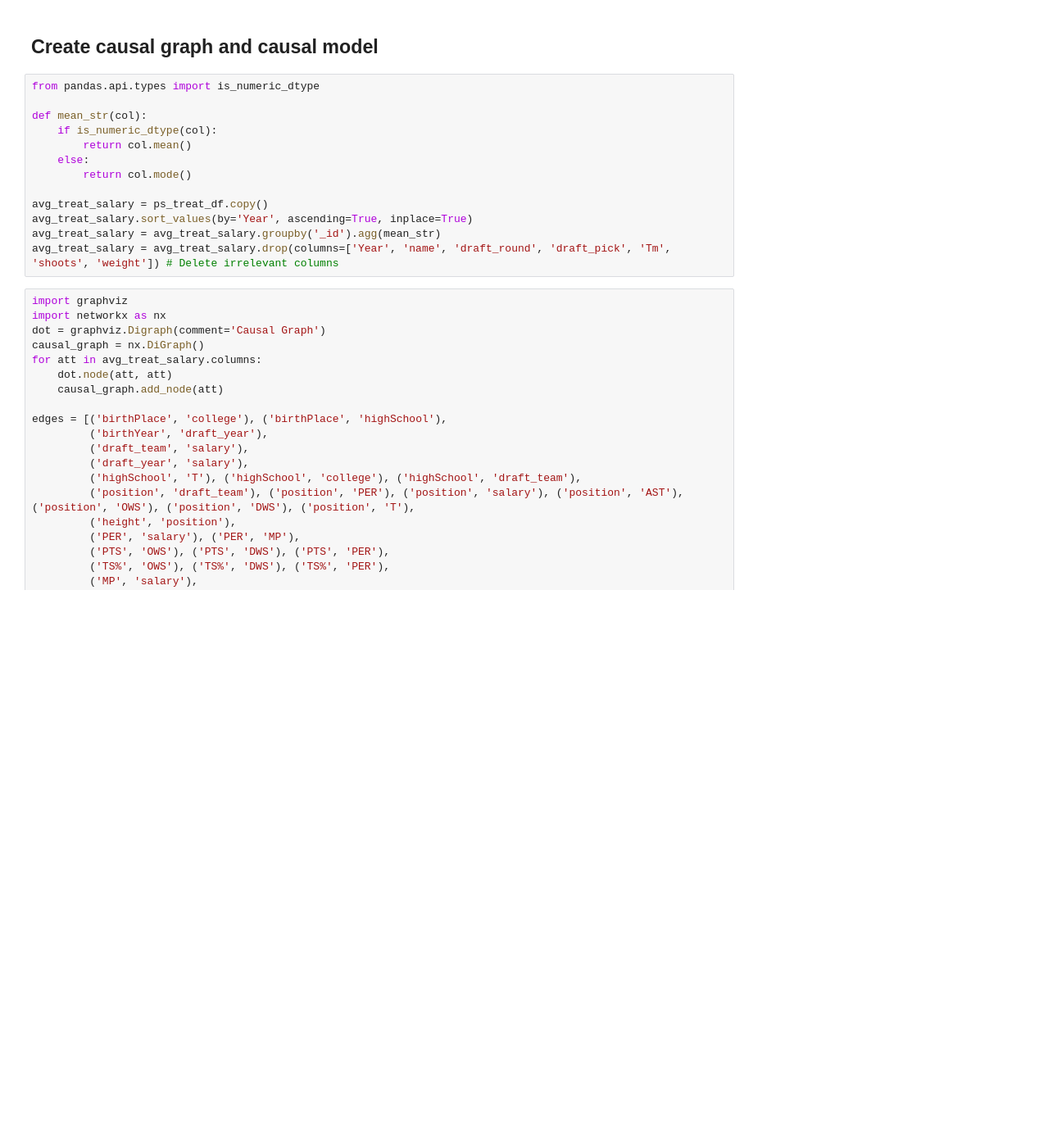
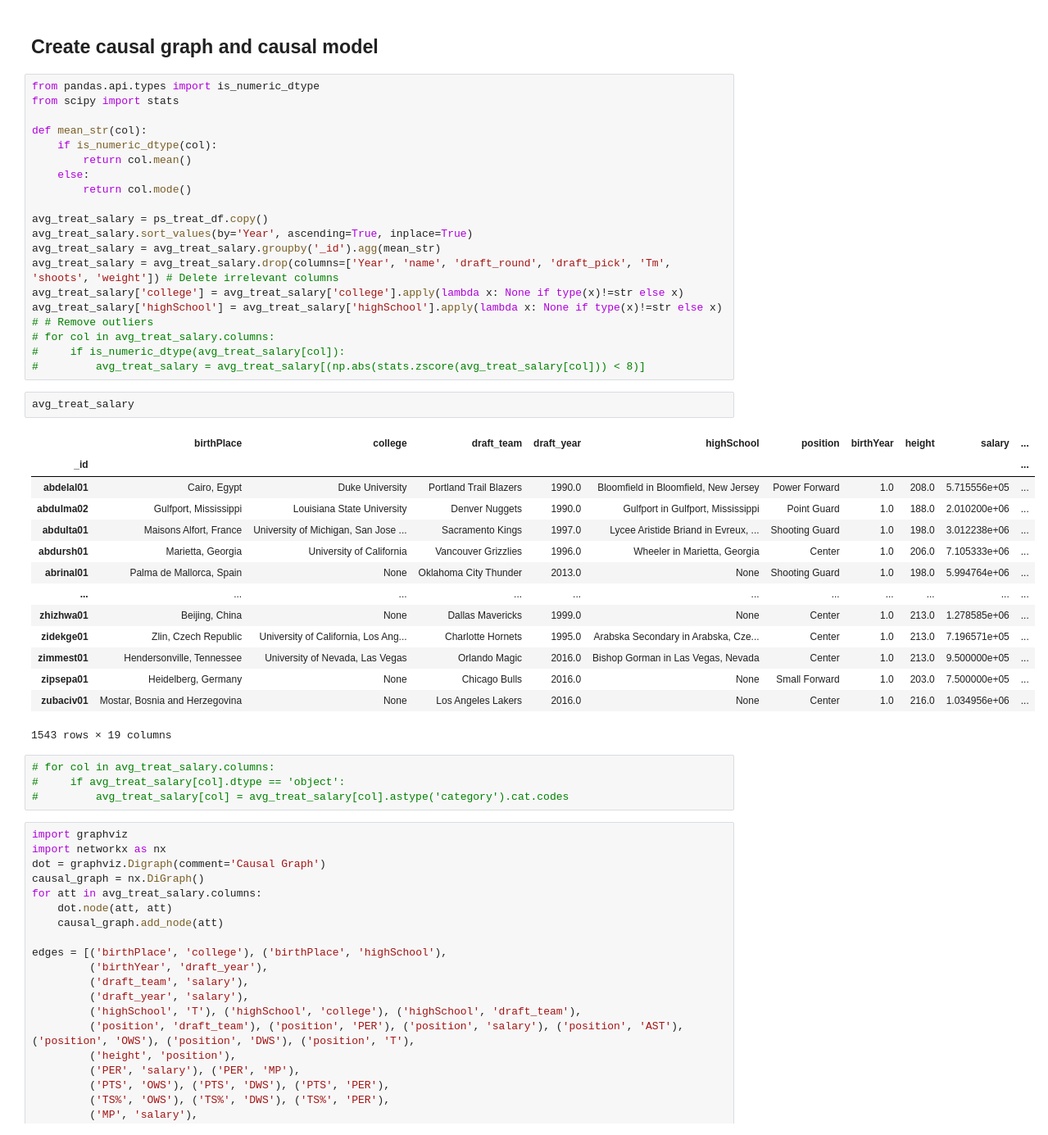
Before and after one commit to YoavMeiri/causalProject, a Jupyter notebook: code/preliminary_data_analysis.ipynb, the cells around one changed output. Shown: that part at 82% size. Saved outputs shown, nothing was run; the diff lists cells and outputs as text; blank space fills up the shorter version.

```diff
--- a/code/preliminary_data_analysis.ipynb
+++ b/code/preliminary_data_analysis.ipynb
@@ -272,6 +257,7 @@ plt.show()
 ## Create causal graph and causal model
 # %%
 from pandas.api.types import is_numeric_dtype
+from scipy import stats
 
 def mean_str(col):
     if is_numeric_dtype(col):
@@ -283,6 +269,33 @@ avg_treat_salary = ps_treat_df.copy()
 avg_treat_salary.sort_values(by='Year', ascending=True, inplace=True)
 avg_treat_salary = avg_treat_salary.groupby('_id').agg(mean_str)
 avg_treat_salary = avg_treat_salary.drop(columns=['Year', 'name', 'draft_round', 'draft_pick', 'Tm', 'shoots', 'weight']) # Delete irrelevant columns
+avg_treat_salary['college'] = avg_treat_salary['college'].apply(lambda x: None if type(x)!=str else x)
+avg_treat_salary['highSchool'] = avg_treat_salary['highSchool'].apply(lambda x: None if type(x)!=str else x)
+# # Remove outliers
+# for col in avg_treat_salary.columns:
+#     if is_numeric_dtype(avg_treat_salary[col]):
+#         avg_treat_salary = avg_treat_salary[(np.abs(stats.zscore(avg_treat_salary[col])) < 8)]
+# %%
+avg_treat_salary
+# %% [output]
+|  | birthPlace | college | draft_team | draft_year | highSchool | position | birthYear | height | salary | ... |
+| _id |  |  |  |  |  |  |  |  |  | ... |
+| abdelal01 | Cairo, Egypt | Duke University | Portland Trail Blazers | 1990.0 | Bloomfield in Bloomfield, New Jersey | Power Forward | 1.0 | 208.0 | 5.715556e+05 | ... |
+| abdulma02 | Gulfport, Mississippi | Louisiana State University | Denver Nuggets | 1990.0 | Gulfport in Gulfport, Mississippi | Point Guard | 1.0 | 188.0 | 2.010200e+06 | ... |
+| abdulta01 | Maisons Alfort, France | University of Michigan, San Jose ... | Sacramento Kings | 1997.0 | Lycee Aristide Briand in Evreux, ... | Shooting Guard | 1.0 | 198.0 | 3.012238e+06 | ... |
+| abdursh01 | Marietta, Georgia | University of California | Vancouver Grizzlies | 1996.0 | Wheeler in Marietta, Georgia | Center | 1.0 | 206.0 | 7.105333e+06 | ... |
+| abrinal01 | Palma de Mallorca, Spain | None | Oklahoma City Thunder | 2013.0 | None | Shooting Guard | 1.0 | 198.0 | 5.994764e+06 | ... |
+| ... | ... | ... | ... | ... | ... | ... | ... | ... | ... | ... |
+| zhizhwa01 | Beijing, China | None | Dallas Mavericks | 1999.0 | None | Center | 1.0 | 213.0 | 1.278585e+06 | ... |
+| zidekge01 | Zlin, Czech Republic | University of California, Los Ang... | Charlotte Hornets | 1995.0 | Arabska Secondary in Arabska, Cze... | Center | 1.0 | 213.0 | 7.196571e+05 | ... |
+| zimmest01 | Hendersonville, Tennessee | University of Nevada, Las Vegas | Orlando Magic | 2016.0 | Bishop Gorman in Las Vegas, Nevada | Center | 1.0 | 213.0 | 9.500000e+05 | ... |
+| zipsepa01 | Heidelberg, Germany | None | Chicago Bulls | 2016.0 | None | Small Forward | 1.0 | 203.0 | 7.500000e+05 | ... |
+| zubaciv01 | Mostar, Bosnia and Herzegovina | None | Los Angeles Lakers | 2016.0 | None | Center | 1.0 | 216.0 | 1.034956e+06 | ... |
+1543 rows × 19 columns
+# %%
+# for col in avg_treat_salary.columns:
+#     if avg_treat_salary[col].dtype == 'object':
+#         avg_treat_salary[col] = avg_treat_salary[col].astype('category').cat.codes
 # %%
 import graphviz
 import networkx as nx
```
Also changed, not shown: parts of 10 cells of this notebook.
